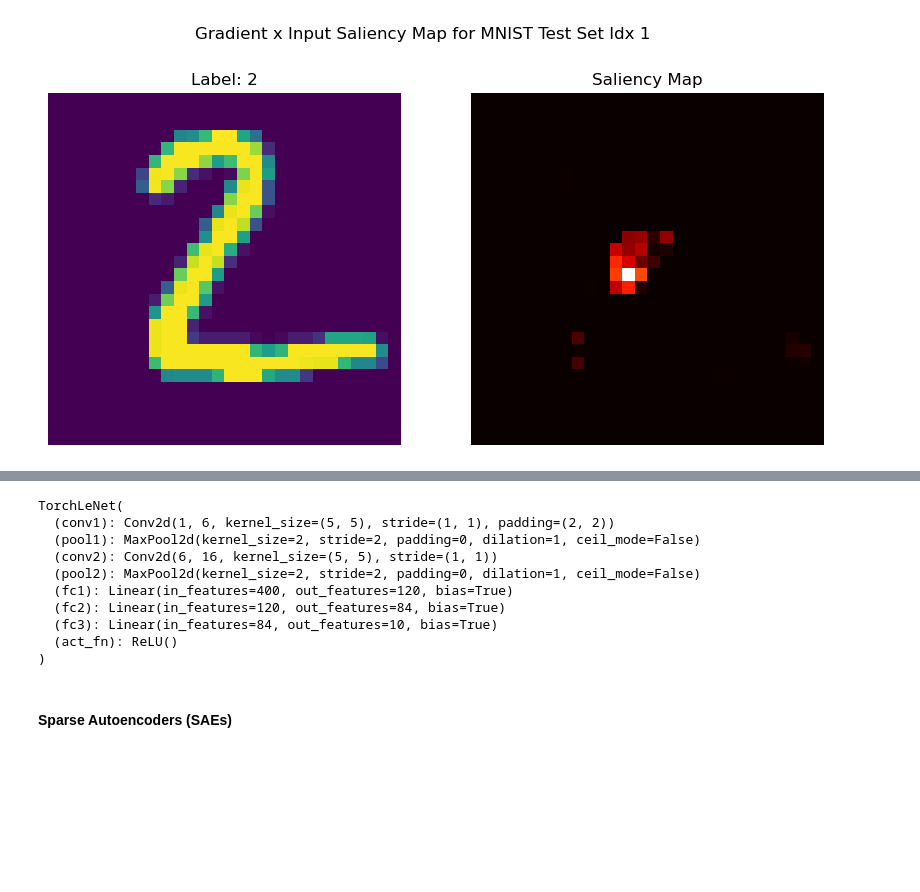
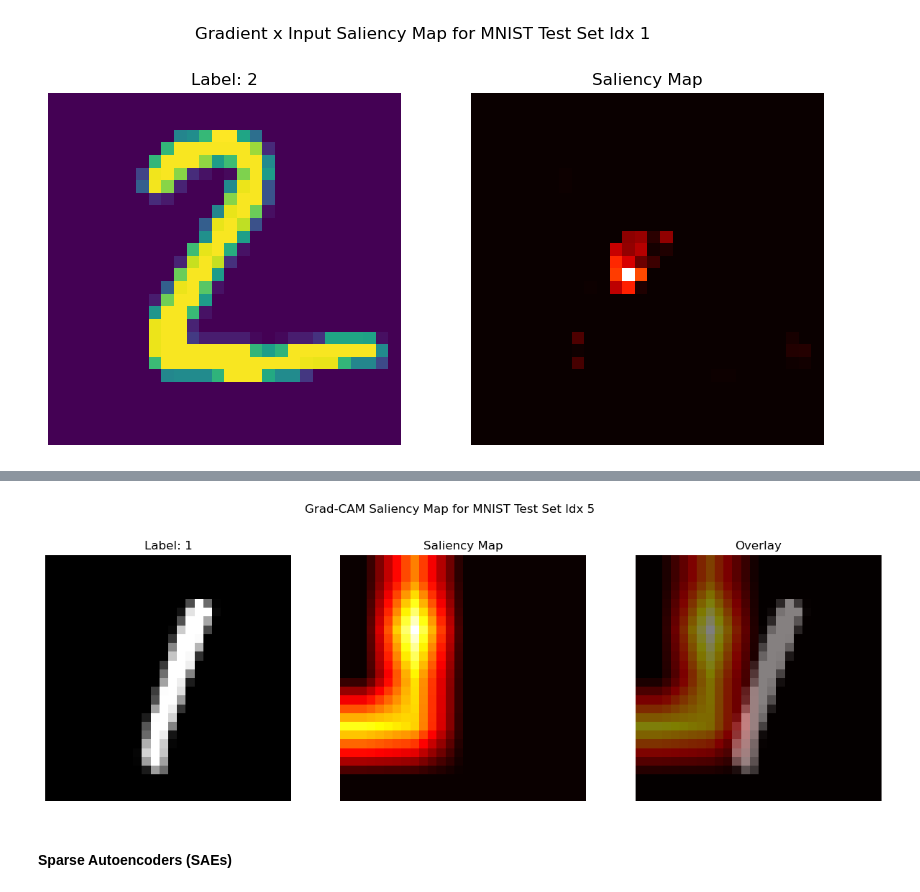
Before and after one commit to ncarolan/lenet-5, a Jupyter notebook: lenet.ipynb, the cells around one changed output, grey strips where cells are left out. Saved outputs shown, nothing was run; the diff lists cells and outputs as text; code cells hidden in the pictures; blank space fills up the shorter version.

```diff
--- a/lenet.ipynb
+++ b/lenet.ipynb
@@ -223,17 +223,17 @@ def grad_cam(
     normalize: bool = True,
 ) -> torch.Tensor:
     """
-    Compute a Grad-CAM heatmap for a given model and input.
+    Computes a Grad-CAM heatmap for a given model and input.
 
     Args:
-        model: PyTorch model (produces class scores/logits).
-        input_tensor: Tensor of shape (N, C, H, W). N can be 1+ (returns one CAM per item).
-        target_layer: Layer (module) or dotted name of the layer to probe (e.g. 'layer4.2.relu').
-        target_class: Class index to explain. If None, uses model's argmax per item.
-        normalize: If True, min-max normalize CAMs to [0, 1] per item.
+        model (nn.Module): Classifier
+        input_tensor (torch.Tensor): Tensor of shape (N, C, H, W). N can be 1+ (returns one CAM per item).
+        target_layer (str or nn.Module): Layer or name of the layer to probe (e.g. 'layer4.2.relu').
+        target_class (int): Class index to explain. If None, uses model's argmax per item.
+        normalize (bool): If True, min-max normalize CAMs to [0, 1] per item.
 
     Returns:
-        cam: Tensor of shape (N, H, W) aligned to input spatial size.
+        cam (torch.Tensor): Heatmap tensor of shape (N, H, W).
     """
     model.eval()
 
@@ -249,7 +249,6 @@ def grad_cam(
     else:
         target_module = target_layer
 
-    # Storage for activations & gradients
     activations = []
     gradients = []
 
@@ -265,6 +264,8 @@ def grad_cam(
     bwd_handle = target_module.register_full_backward_hook(bwd_hook)
 
     # Forward
+    if input_tensor.ndim == 3:
+        input_tensor = input_tensor.unsqueeze(0)  # Add batch dim if needed
     logits = model(input_tensor)
     if logits.ndim == 1:
         logits = logits.unsqueeze(0)  # (N, num_classes)
@@ -275,9 +276,7 @@ def grad_cam(
     else:
         target_idxs = torch.full((logits.shape[0],), int(target_class), device=logits.device, dtype=torch.long)
 
-    # Build scalar objective: sum over batch of the selected class scores
     gather = logits.gather(1, target_idxs.view(-1, 1)).sum()
-
     # Backward (compute grads wrt target layer)
     model.zero_grad(set_to_none=True)
     gather.backward(retain_graph=False)
@@ -315,24 +327,22 @@ def grad_cam(
 # %%
-grad_cam(
+test_idx = 5  #@param
+
+x, y = test_x[test_idx], test_y[test_idx]
+
+vis = grad_cam(
     model=lenet5,
     input_tensor=x,
     target_layer=lenet5.pool2,
     target_class=y,
-    normalize=True,
-)
+    normalize=True,)
+
+fig, ax = plt.subplots(1, 3, figsize=(15, 5))
+plt.suptitle(f'Grad-CAM Saliency Map for MNIST Test Set Idx {test_idx}')
+ax[0].imshow(x.squeeze(), cmap="grey"); ax[0].set_title(f'Label: {y}'); ax[0].axis("off");
+ax[1].imshow(vis.numpy().squeeze(), cmap="hot"); ax[1].set_title(f'Saliency Map'); ax[1].axis("off");
+ax[2].imshow(x.squeeze(), cmap="gray"); ax[2].imshow(vis.numpy().squeeze(), cmap="hot", alpha=0.5); ax[2].set_title("Overlay"); ax[2].axis("off"); plt.show()
+# %% [output]
+[figure, added]
-# %%
-print(lenet5)
-# %% [output]
-TorchLeNet(
-  (conv1): Conv2d(1, 6, kernel_size=(5, 5), stride=(1, 1), padding=(2, 2))
-  (pool1): MaxPool2d(kernel_size=2, stride=2, padding=0, dilation=1, ceil_mode=False)
-  (conv2): Conv2d(6, 16, kernel_size=(5, 5), stride=(1, 1))
-  (pool2): MaxPool2d(kernel_size=2, stride=2, padding=0, dilation=1, ceil_mode=False)
-  (fc1): Linear(in_features=400, out_features=120, bias=True)
-  (fc2): Linear(in_features=120, out_features=84, bias=True)
-  (fc3): Linear(in_features=84, out_features=10, bias=True)
-  (act_fn): ReLU()
-)
 # %% [markdown]
 #### Sparse Autoencoders (SAEs)
 # %% [markdown]
```
Also changed, not shown: parts of 7 cells of this notebook.
